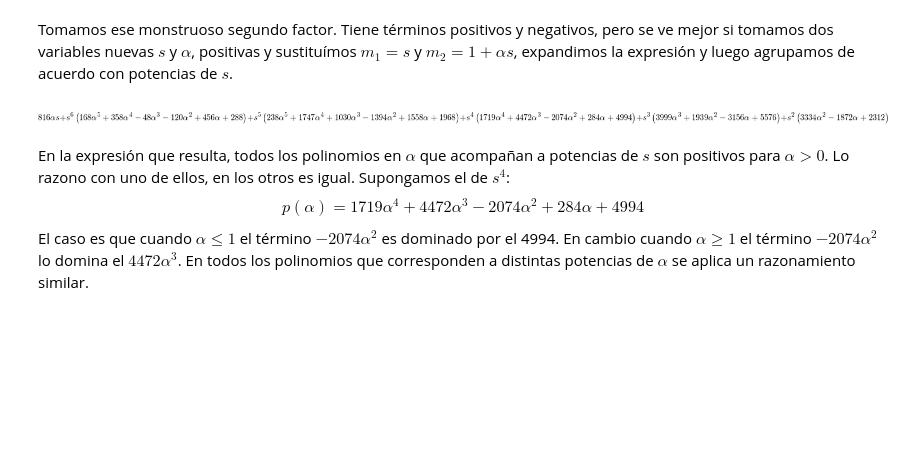
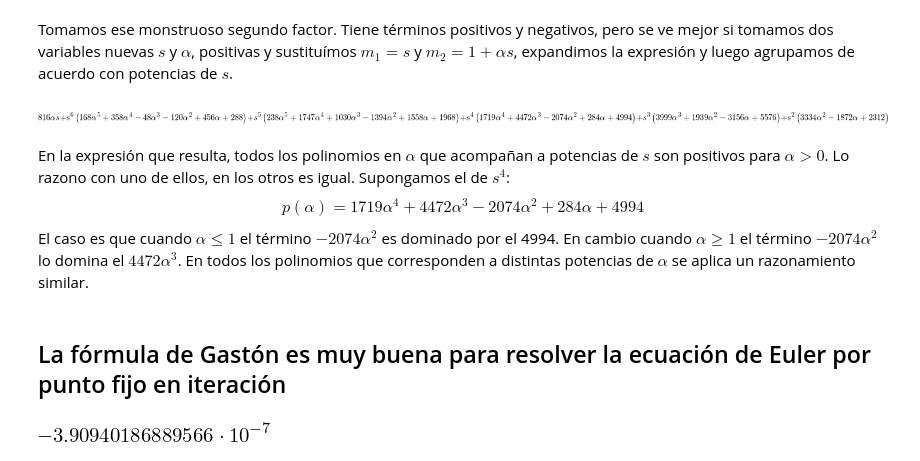
Before and after one commit to fdmazzone/ArchivosProyecto, a Jupyter notebook: MEcanica Celeste/concavidad.ipynb, the cells around one changed output. Saved outputs shown, nothing was run; the diff lists cells and outputs as text; code cells hidden in the pictures; blank space fills up the shorter version.

```diff
--- a/MEcanica Celeste/concavidad.ipynb
+++ b/MEcanica Celeste/concavidad.ipynb
@@ -180,3 +181,21 @@ Monstruo.subs({m[1]:s,m[2]:alpha*s+1}).expand().collect(s)
 En la expresión que resulta, todos los polinomios en $\alpha$ que acompañan a potencias de $s$ son positivos para $\alpha>0$. Lo razono con uno de ellos, en los otros es igual. Supongamos el de $s^4$:
 $$p(\alpha)=1719\alpha^4+4472\alpha^3-2074\alpha^2+284\alpha+4994$$
 El caso es que cuando $\alpha\leq 1$ el término $-2074\alpha^2$ es dominado por el 4994. En cambio cuando $\alpha\geq 1$ el término $-2074\alpha^2$ lo domina el  $4472\alpha^3$. En todos los polinomios que corresponden a distintas potencias de $\alpha$ se aplica un razonamiento similar.
+# %% [markdown]
+<h2> La fórmula de Gastón es muy buena para resolver la ecuación de Euler por punto fijo en iteración </h2>
+# %%
+m=symbols('m0:%s' %3, positive=True) #masas
+var('r')#r
+m=[1,m[1],m[2]]#
+f=r**5 + 3*r**4 + 3*r**3 + m[1]*r**5 + 2*m[1]*r**4 + m[1]*r**3 - m[1]*r**2 - 2*m[1]*r - m[1] - 3*m[2]*r**2 - 3*m[2]*r - m[2]
+g=(m[2]*(3*r**2+3*r+1)+m[1]*(r+1)**2)/((r**2+3*r+3)+m[1]*(r+1)**2)
+
+def SolEul(m1,m2,iter):
+    sol=1.0
+    for j in range(iter):
+        sol=(g.subs({r:sol,m[1]:m1,m[2]:m2}))**Rational(1,3)
+    return sol
+# %%
+f.subs({r:SolEul(1,8,10), m[1]:1,m[2]:8})
+# %% [output]
+[figure, added]
```
Also changed, not shown: parts of 39 cells of this notebook.
